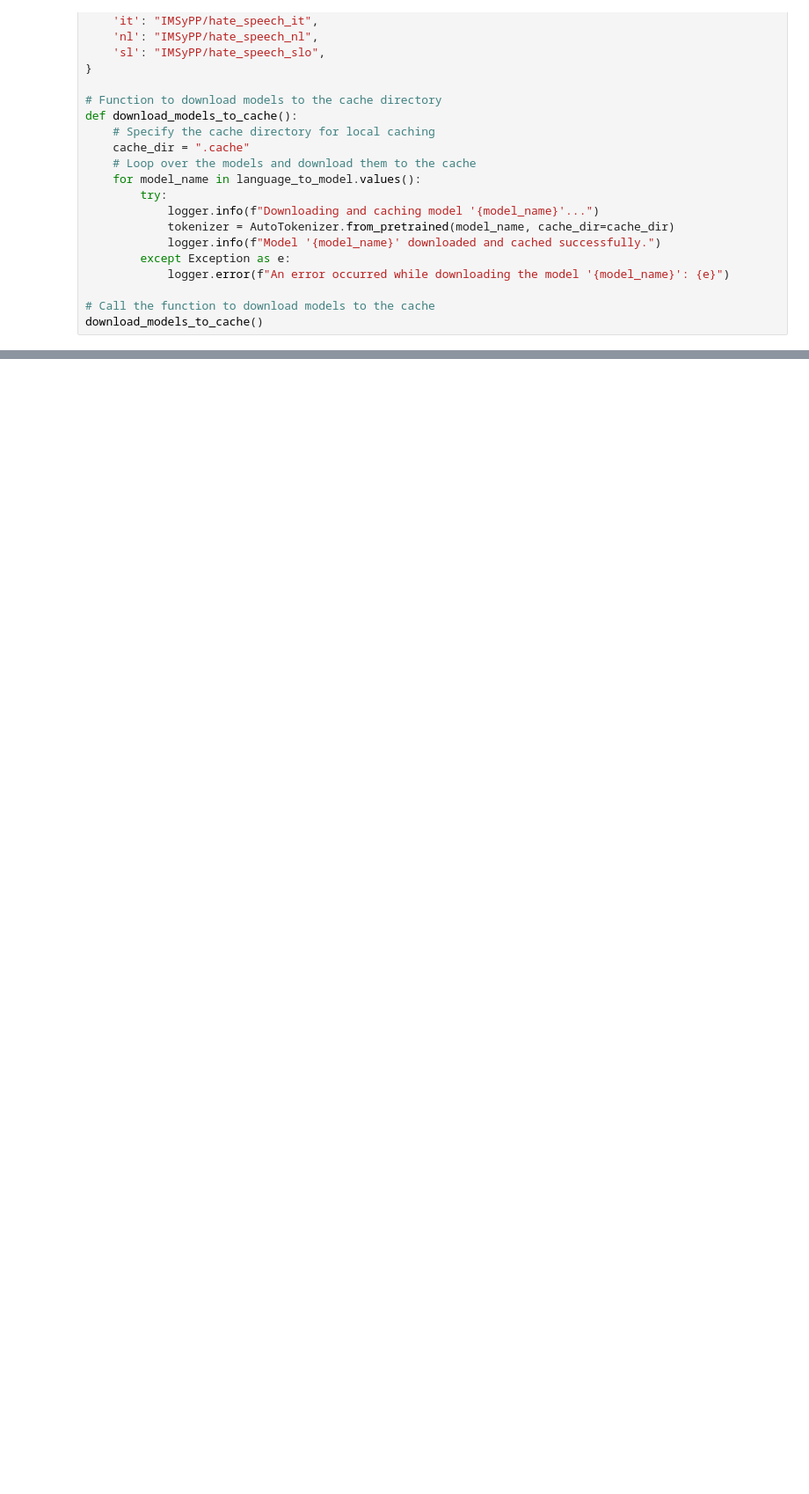
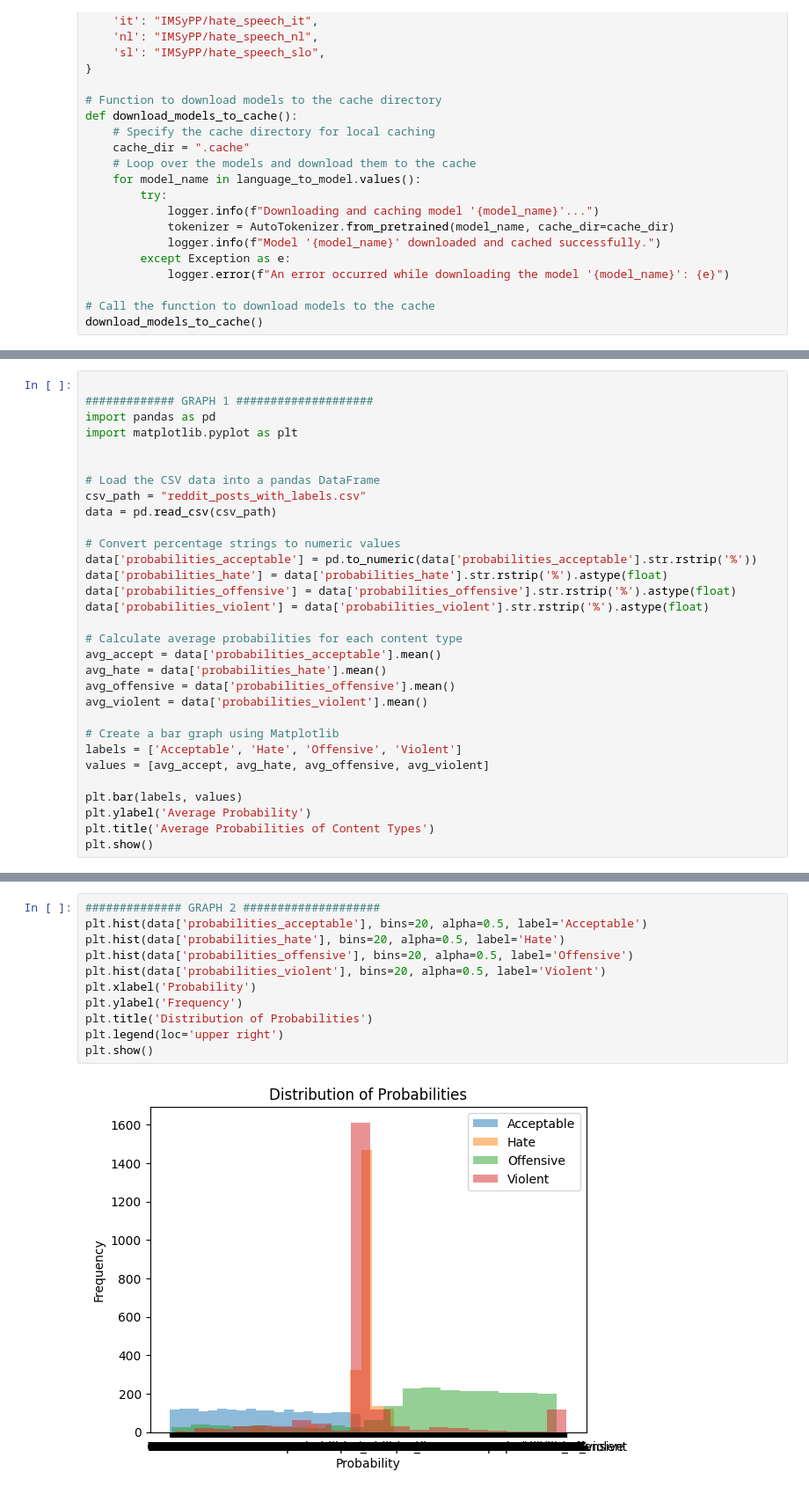
Before and after one commit to aleRizzolo/reddiment, a Jupyter notebook: main.ipynb, the cells around one changed output, grey strips where cells are left out. Shown at 88% size. Saved outputs shown, nothing was run; the diff lists cells and outputs as text; blank space fills up the shorter version.

Commit message:
added graphs and images

```diff
--- a/main.ipynb
+++ b/main.ipynb
@@ -359,3 +371,34 @@ result_df.to_csv(output_csv, index=False)
 progress_bar.close()
 
 logger.info("Analysis completed. Results saved to: %s", output_csv)
+# %%
+
+############# GRAPH 1 ####################
+import pandas as pd
+import matplotlib.pyplot as plt
+
+
+# Load the CSV data into a pandas DataFrame
+csv_path = "reddit_posts_with_labels.csv"
+data = pd.read_csv(csv_path)
+
+# Convert percentage strings to numeric values
+data['probabilities_acceptable'] = pd.to_numeric(data['probabilities_acceptable'].str.rstrip('%'))
+data['probabilities_hate'] = data['probabilities_hate'].str.rstrip('%').astype(float)
+data['probabilities_offensive'] = data['probabilities_offensive'].str.rstrip('%').astype(float)
+data['probabilities_violent'] = data['probabilities_violent'].str.rstrip('%').astype(float)
+
+# Calculate average probabilities for each content type
+avg_accept = data['probabilities_acceptable'].mean()
+avg_hate = data['probabilities_hate'].mean()
+avg_offensive = data['probabilities_offensive'].mean()
+avg_violent = data['probabilities_violent'].mean()
+
+# Create a bar graph using Matplotlib
+labels = ['Acceptable', 'Hate', 'Offensive', 'Violent']
+values = [avg_accept, avg_hate, avg_offensive, avg_violent]
+
+plt.bar(labels, values)
+plt.ylabel('Average Probability')
+plt.title('Average Probabilities of Content Types')
+plt.show()
@@ -361,0 +407,13 @@ logger.info("Analysis completed. Results saved to: %s", output_csv)
+# %%
+############## GRAPH 2 ####################
+plt.hist(data['probabilities_acceptable'], bins=20, alpha=0.5, label='Acceptable')
+plt.hist(data['probabilities_hate'], bins=20, alpha=0.5, label='Hate')
+plt.hist(data['probabilities_offensive'], bins=20, alpha=0.5, label='Offensive')
+plt.hist(data['probabilities_violent'], bins=20, alpha=0.5, label='Violent')
+plt.xlabel('Probability')
+plt.ylabel('Frequency')
+plt.title('Distribution of Probabilities')
+plt.legend(loc='upper right')
+plt.show()
+# %% [output]
+[figure, added]
```
Also changed, not shown: parts of 9 cells of this notebook.
